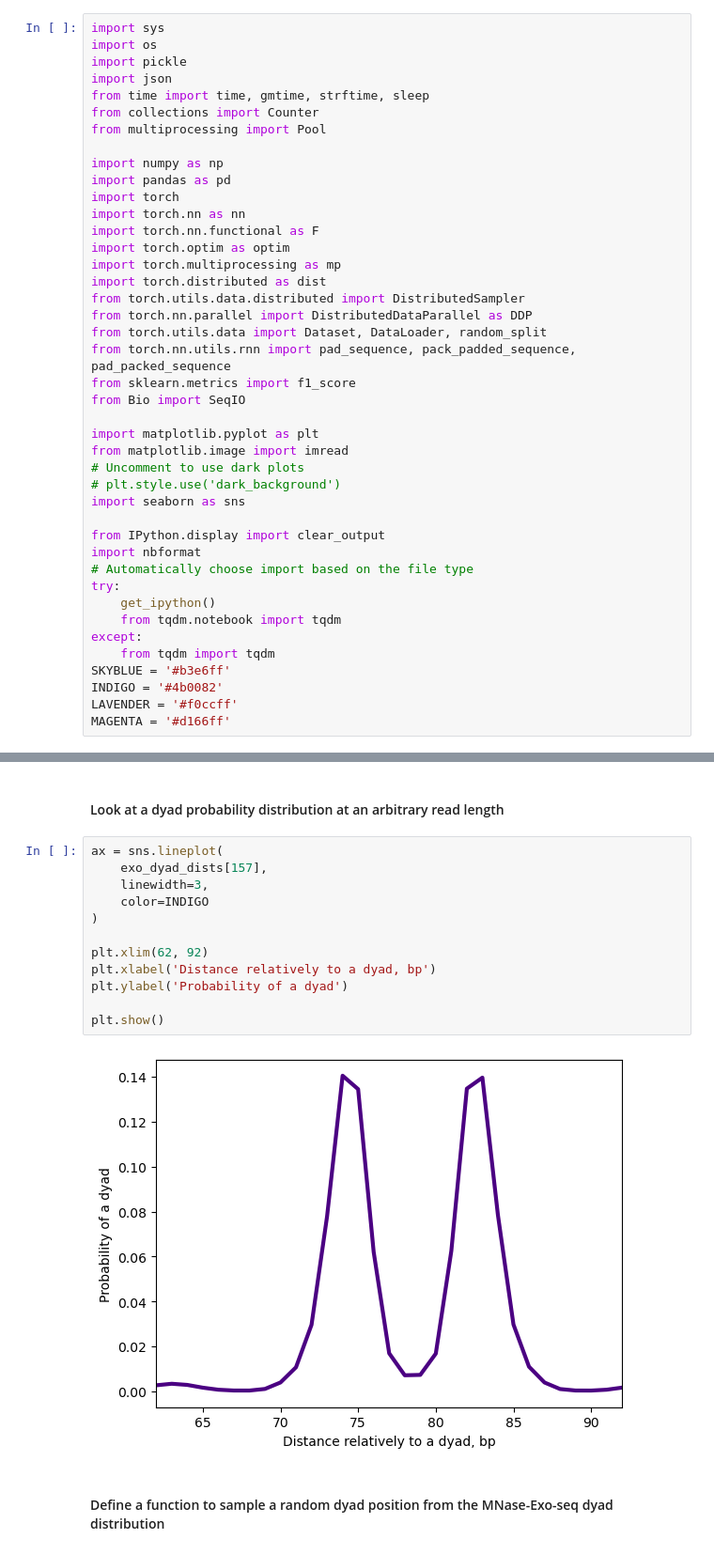
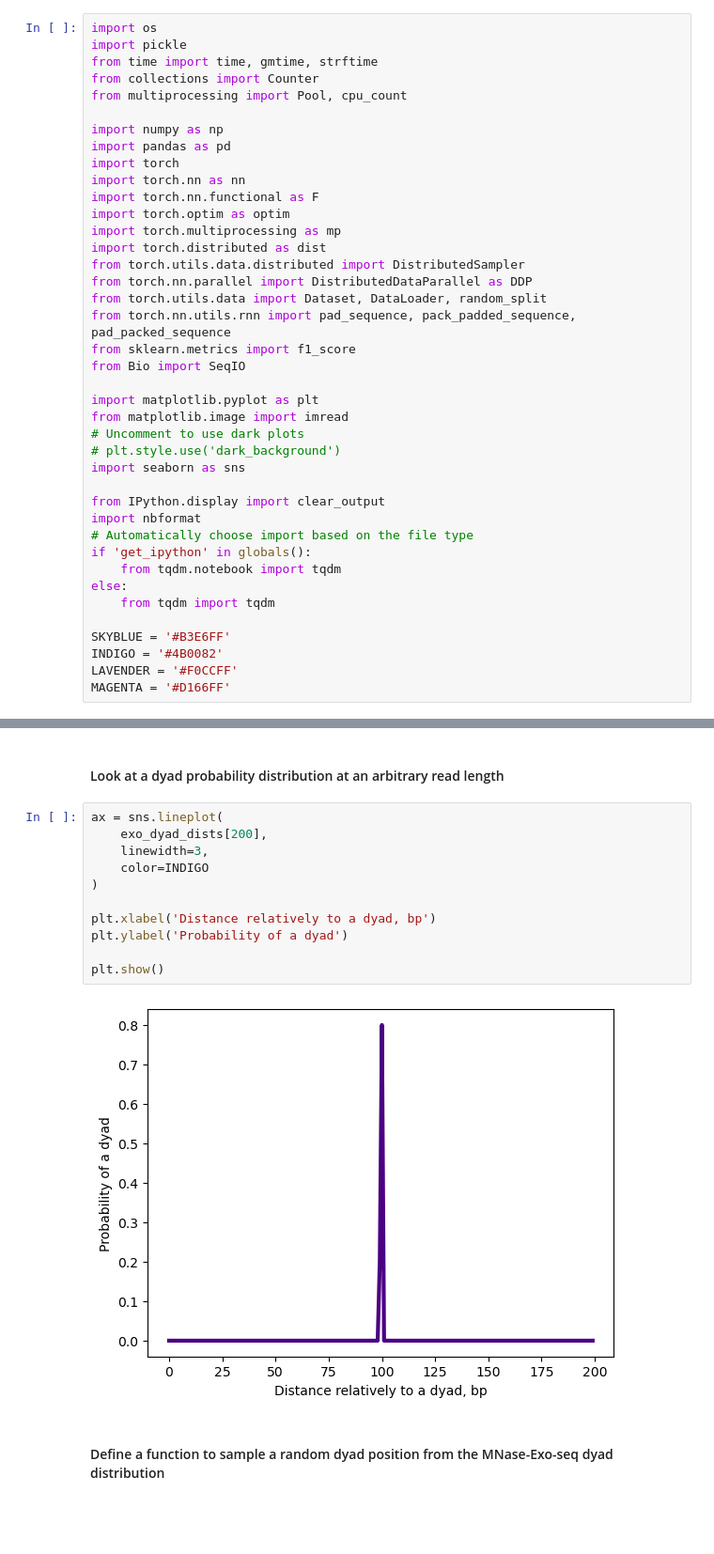
Before and after one commit to Eclipter/dl-peak-calling, a Jupyter notebook: script.ipynb, the cells around one changed output, grey strips where cells are left out. Shown at 94% size. Saved outputs shown, nothing was run; the diff lists cells and outputs as text; blank space fills up the shorter version.

```diff
--- a/script.ipynb
+++ b/script.ipynb
@@ -15,13 +15,11 @@ mamba env update --file environment.yml
 # %% [markdown]
 ### Import and configure libraries
 # %%
-import sys
 import os
 import pickle
-import json
-from time import time, gmtime, strftime, sleep
+from time import time, gmtime, strftime
 from collections import Counter
-from multiprocessing import Pool
+from multiprocessing import Pool, cpu_count
 
 import numpy as np
 import pandas as pd
@@ -47,15 +45,15 @@ import seaborn as sns
 from IPython.display import clear_output
 import nbformat
 # Automatically choose import based on the file type
-try:
-    get_ipython()
+if 'get_ipython' in globals():
     from tqdm.notebook import tqdm
-except:
+else:
     from tqdm import tqdm
-SKYBLUE = '#b3e6ff'
-INDIGO = '#4b0082'
-LAVENDER = '#f0ccff'
-MAGENTA = '#d166ff'
+
+SKYBLUE = '#B3E6FF'
+INDIGO = '#4B0082'
+LAVENDER = '#F0CCFF'
+MAGENTA = '#D166FF'
 # %% [markdown]
 ### Set a number of workers
 # %%
@@ -242,18 +241,17 @@ def get_random_tlen():
 #### Look at a dyad probability distribution at an arbitrary read length
 # %%
 ax = sns.lineplot(
-    exo_dyad_dists[157],
+    exo_dyad_dists[200],
     linewidth=3,
     color=INDIGO
 )
 
-plt.xlim(62, 92)
 plt.xlabel('Distance relatively to a dyad, bp')
 plt.ylabel('Probability of a dyad')
 
 plt.show()
 # %% [output]
-[figure, old version]
+[figure, new version]
 # %% [markdown]
 #### Define a function to sample a random dyad position from the MNase-Exo-seq dyad distribution
 # %%
```
Also changed, not shown: parts of 52 cells of this notebook, 1 other file.
